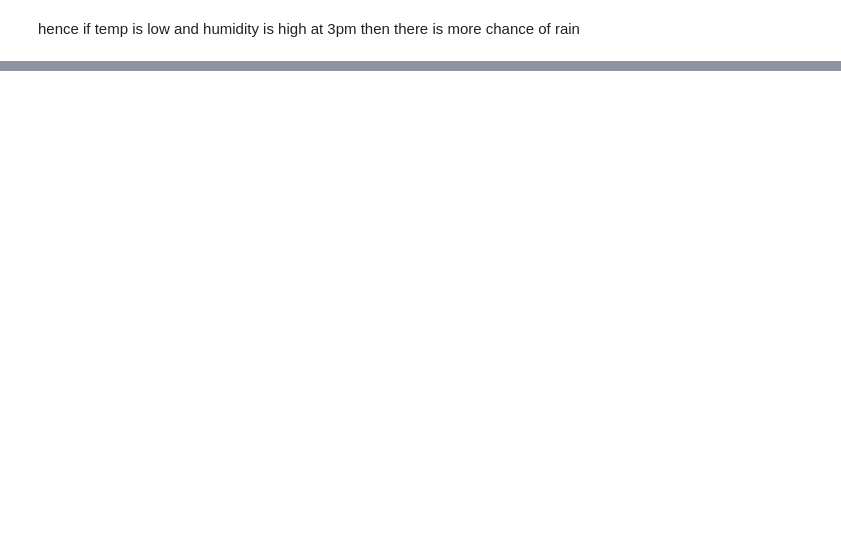
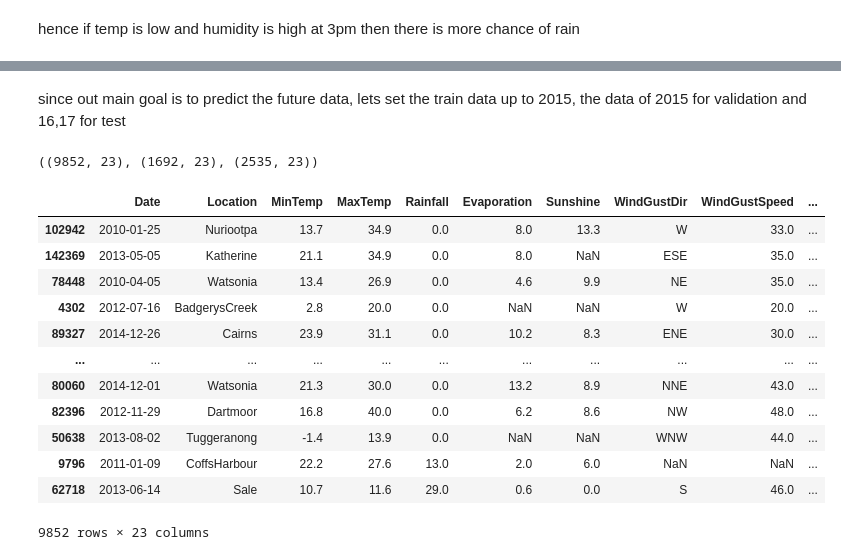
Before and after one commit to 404saugat404/sklearn, a Jupyter notebook: logistic regression/logistic_regression.ipynb, the cells around one changed output, grey strips where cells are left out. Drawn from its saved outputs; the diff is of its cells as text; code cells hidden in the pictures; blank space fills up the shorter version.

Commit message:
train test nd vaidation split

```diff
--- a/logistic regression/logistic_regression.ipynb
+++ b/logistic regression/logistic_regression.ipynb
@@ -101,3 +101,7 @@ px.scatter(raw_df.sample(2000),
 [interactive output not drawn]
 # %% [markdown]
 hence if temp is low and humidity is high at 3pm then there is more chance of rain
+# %%
+use_sample=True
+if use_sample:
+  raw_df=raw_df.sample(frac=0.1).copy()
@@ -103,0 +140,28 @@ hence if temp is low and humidity is high at 3pm then there is more chance of ra
+# %% [markdown]
+since out main goal is to predict the future data, lets set the train data up to 2015, the data of 2015 for validation and 16,17 for test
+# %%
+year=pd.to_datetime(raw_df.Date).dt.year
+
+train_df=raw_df[year<2015]
+validation_df=raw_df[year==2015]
+test_df=raw_df[year>2015]
+# %%
+train_df.shape,validation_df.shape,test_df.shape
+# %% [output]
+((9852, 23), (1692, 23), (2535, 23))
+# %%
+train_df
+# %% [output]
+|  | Date | Location | MinTemp | MaxTemp | Rainfall | Evaporation | Sunshine | WindGustDir | WindGustSpeed | ... |
+| 102942 | 2010-01-25 | Nuriootpa | 13.7 | 34.9 | 0.0 | 8.0 | 13.3 | W | 33.0 | ... |
+| 142369 | 2013-05-05 | Katherine | 21.1 | 34.9 | 0.0 | 8.0 | NaN | ESE | 35.0 | ... |
+| 78448 | 2010-04-05 | Watsonia | 13.4 | 26.9 | 0.0 | 4.6 | 9.9 | NE | 35.0 | ... |
+| 4302 | 2012-07-16 | BadgerysCreek | 2.8 | 20.0 | 0.0 | NaN | NaN | W | 20.0 | ... |
+| 89327 | 2014-12-26 | Cairns | 23.9 | 31.1 | 0.0 | 10.2 | 8.3 | ENE | 30.0 | ... |
+| ... | ... | ... | ... | ... | ... | ... | ... | ... | ... | ... |
+| 80060 | 2014-12-01 | Watsonia | 21.3 | 30.0 | 0.0 | 13.2 | 8.9 | NNE | 43.0 | ... |
+| 82396 | 2012-11-29 | Dartmoor | 16.8 | 40.0 | 0.0 | 6.2 | 8.6 | NW | 48.0 | ... |
+| 50638 | 2013-08-02 | Tuggeranong | -1.4 | 13.9 | 0.0 | NaN | NaN | WNW | 44.0 | ... |
+| 9796 | 2011-01-09 | CoffsHarbour | 22.2 | 27.6 | 13.0 | 2.0 | 6.0 | NaN | NaN | ... |
+| 62718 | 2013-06-14 | Sale | 10.7 | 11.6 | 29.0 | 0.6 | 0.0 | S | 46.0 | ... |
+9852 rows × 23 columns
```
Also changed, not shown: parts of 6 cells of this notebook.
